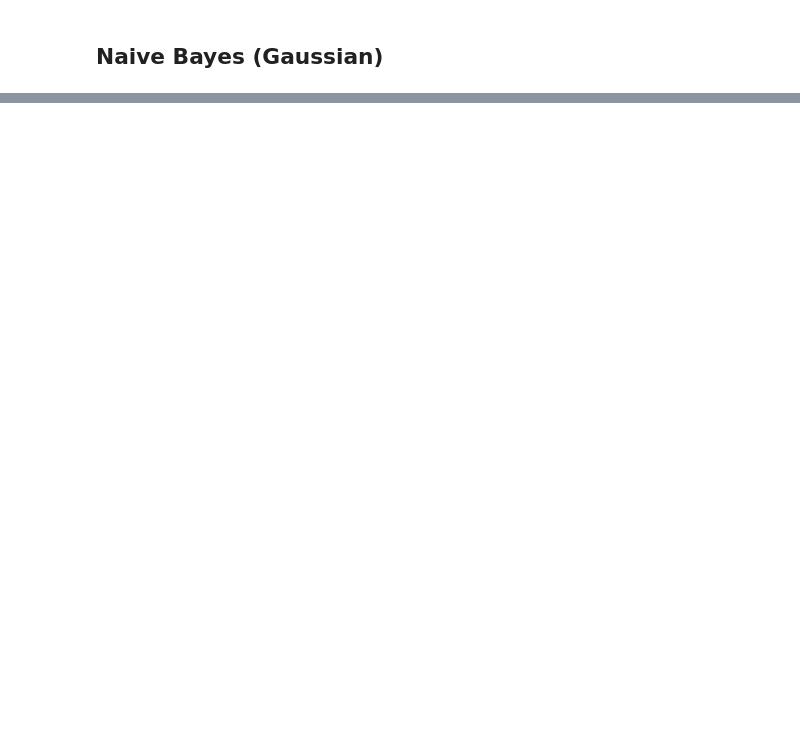
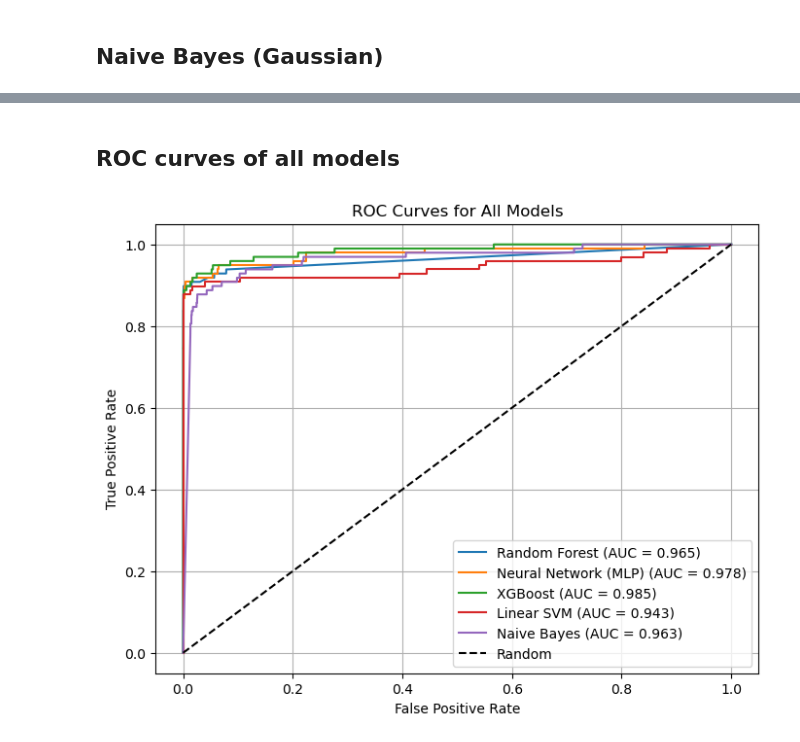
Before and after one commit to aprilchia/ADS-505-Applied_Data_Science_for_Business, a Jupyter notebook: Final_Notebook.ipynb, the cells around one changed output, grey strips where cells are left out. Saved outputs shown, nothing was run; the diff lists cells and outputs as text; code cells hidden in the pictures; blank space fills up the shorter version.

```diff
--- a/Final_Notebook.ipynb
+++ b/Final_Notebook.ipynb
@@ -431,0 +522,9 @@ print(classification_report(y_test, preds_nb))
+# %%
+# Decision Tree
+dt_model = DecisionTreeClassifier(
+    random_state = 42,
+    class_weight = "balanced",
+    min_samples_leaf = 2)
+dt_model.fit(X_train, y_train)
+dt_scores = dt_model.predict_proba(X_test)[:, 1]
+results.append(evaluate("Decision Tree", y_test, dt_scores))
@@ -431,0 +593,14 @@ print(classification_report(y_test, preds_nb))
+# %%
+# Evaluate tuned models
+svm_scores = best_svm.decision_function(X_test_scaled)
+results.append(evaluate("Linear SVM", y_test, svm_scores))
+
+mlp_scores = best_mlp.predict_proba(X_test_scaled)[:, 1]
+results.append(evaluate("Neural Network (MLP)", y_test, mlp_scores))
+
+nb_scores = best_nb.predict_proba(X_test_scaled)[:, 1]
+results.append(evaluate("Naive Bayes (Gaussian)", y_test, nb_scores))
+
+# Results
+results_df = pd.DataFrame(results).sort_values("PR_AUC", ascending = False).reset_index(drop = True)
+print(results_df.to_string(index = False))
@@ -431,0 +616,25 @@ print(classification_report(y_test, preds_nb))
+# %% [markdown]
+## ROC curves of all models
+# %%
+plt.figure(figsize = (8,6))
+
+for name, scores in [
+    ("Random Forest", rf_scores),
+    ("Neural Network (MLP)", mlp_scores),
+    ("XGBoost", xgb_scores),
+    ("Linear SVM", svm_scores),
+    ("Naive Bayes", nb_scores)
+]:
+    fpr, tpr, _ = roc_curve(y_test, scores)
+    auc = roc_auc_score(y_test, scores)
+    plt.plot(fpr, tpr, label = f"{name} (AUC = {auc:.3f})")
+
+plt.plot([0,1], [0,1], 'k--', label = "Random")
+plt.xlabel("False Positive Rate")
+plt.ylabel("True Positive Rate")
+plt.title("ROC Curves for All Models")
+plt.legend()
+plt.grid(True)
+plt.show()
+# %% [output]
+[figure, added]
```
Also changed, not shown: parts of 31 cells of this notebook.
